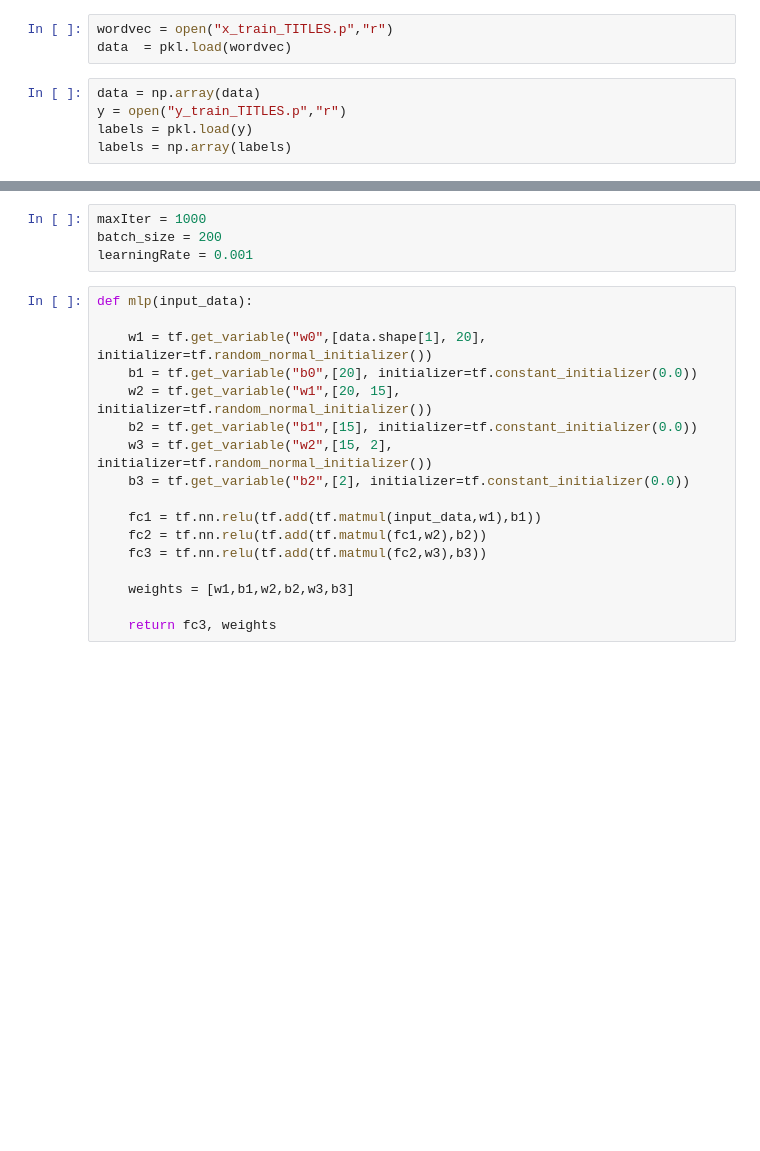
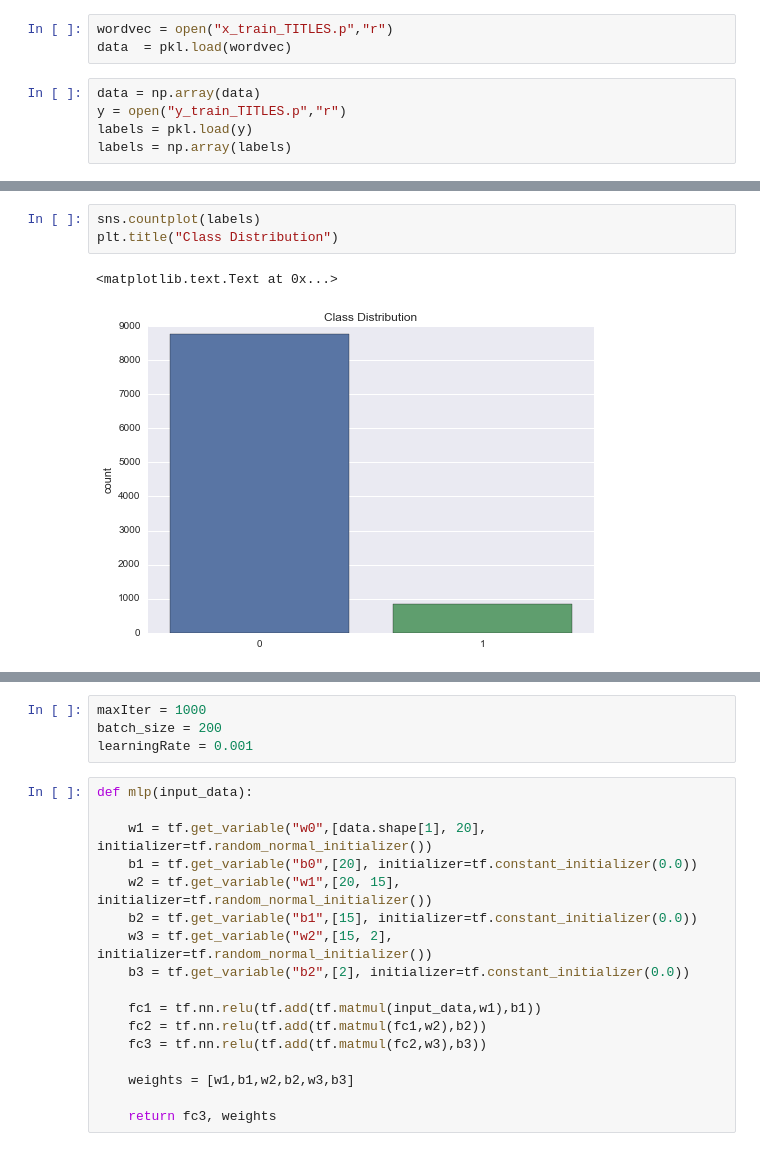
Before and after one commit to kaustubh0mani/MLP, a Jupyter notebook: MLP.ipynb, the cells around one changed output, grey strips where cells are left out. Cells and saved outputs as stored; diff of their text form; blank space fills up the shorter version.

```diff
--- a/MLP.ipynb
+++ b/MLP.ipynb
@@ -12,0 +26,6 @@ labels = np.array(labels)
+# %%
+sns.countplot(labels)
+plt.title("Class Distribution")
+# %% [output]
+<matplotlib.text.Text at 0x...>
+[figure, added]
```
Also changed, not shown: parts of 13 cells of this notebook, 4 other files.
